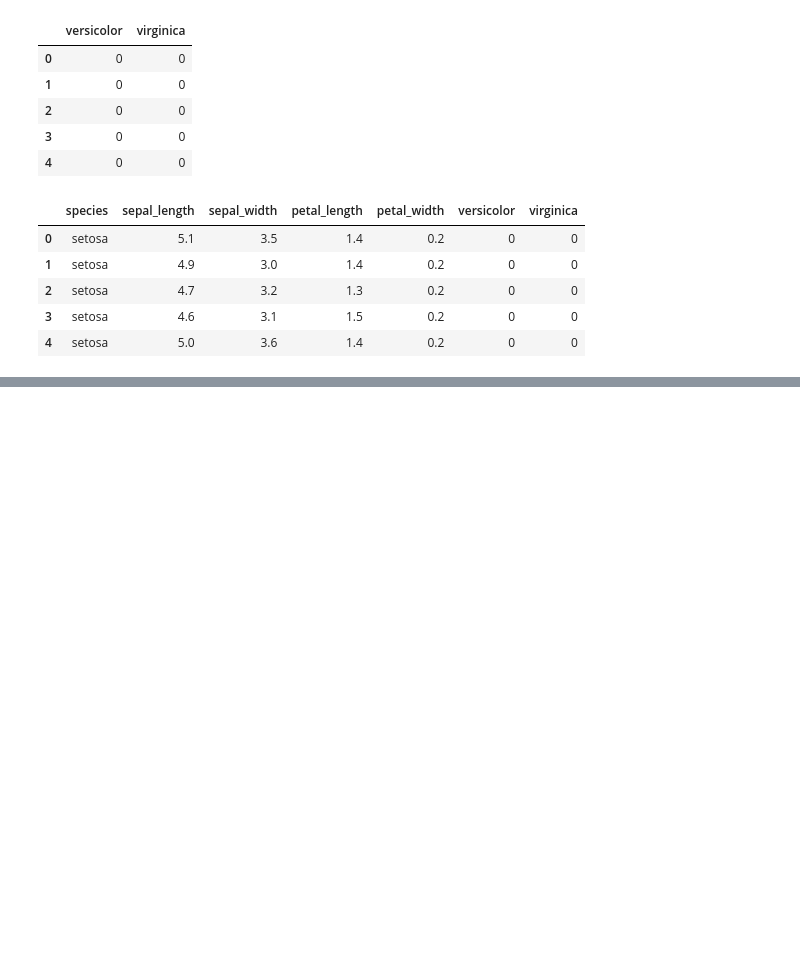
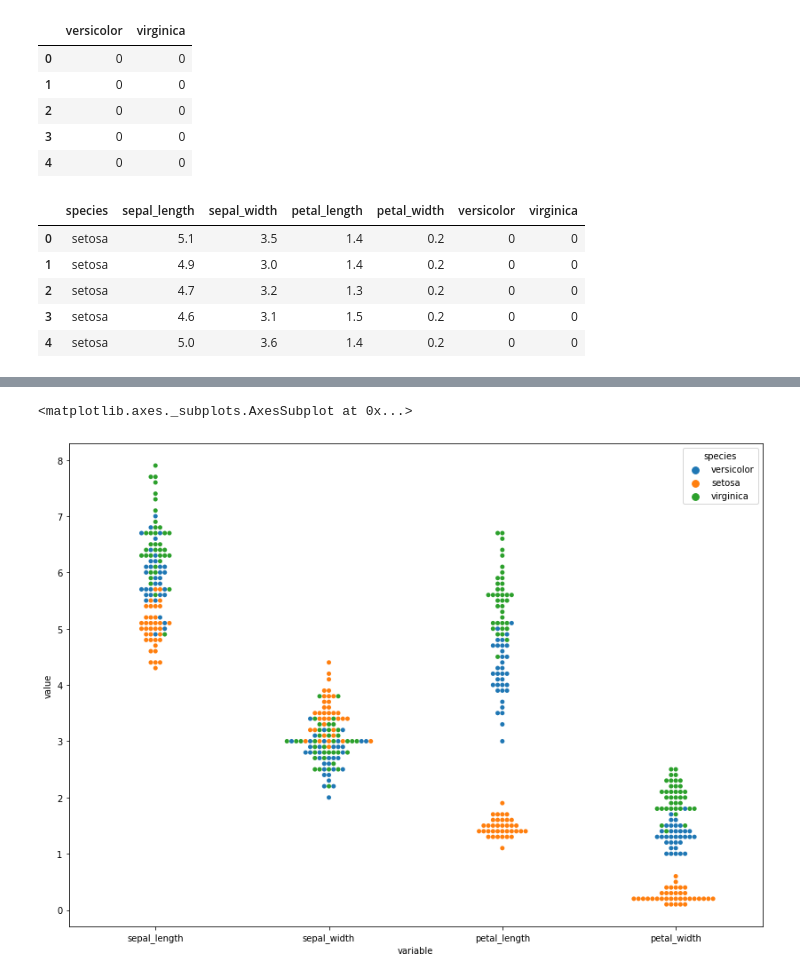
Before and after one commit to KwameTaylor/classification-exercises, a Jupyter notebook: classification_exercises.ipynb, the cells around one changed output, grey strips where cells are left out. Saved outputs shown, nothing was run; the diff lists cells and outputs as text; code cells hidden in the pictures; blank space fills up the shorter version.

```diff
--- a/classification_exercises.ipynb
+++ b/classification_exercises.ipynb
@@ -383,0 +419,3 @@ def prep_iris():
+# %%
+explore_iris = prep_iris()
+explore_iris.head()
@@ -383,0 +429,4 @@ def prep_iris():
+# %%
+explore_iris = explore_iris.drop(columns='versicolor')
+explore_iris = explore_iris.drop(columns='virginica')
+explore_iris.head()
@@ -383,0 +440,9 @@ def prep_iris():
+# %%
+train_and_validate, test = train_test_split(explore_iris, test_size=.15, random_state=666)
+
+train, validate = train_test_split(train_and_validate, test_size=.15, random_state=666)
+
+print('overall shape', explore_iris.shape)
+print('train', train.shape)
+print('validate', validate.shape)
+print('test', test.shape)
@@ -383,0 +463,12 @@ def prep_iris():
+# %%
+# Create a swarmplot using a melted dataframe of all your numeric variables.
+# The x-axis should be the variable name, the y-axis the measure.
+# Add another dimension using color to represent species. Document takeaways from this visualization.
+
+melt = train.melt(id_vars=['species'])
+# %%
+plt.figure(figsize=(14, 10))
+sns.swarmplot(data=melt, x='variable', y='value', hue='species')
+# %% [output]
+<matplotlib.axes._subplots.AxesSubplot at 0x...>
+[figure, added]
```
Also changed, not shown: parts of 11 cells of this notebook, 1 other file.
